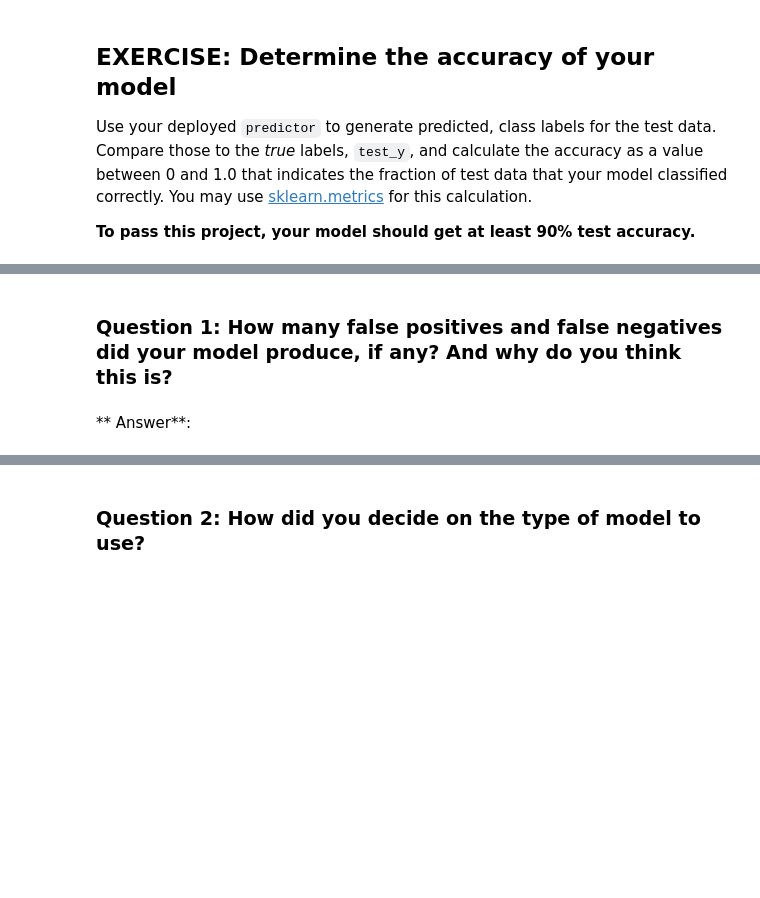
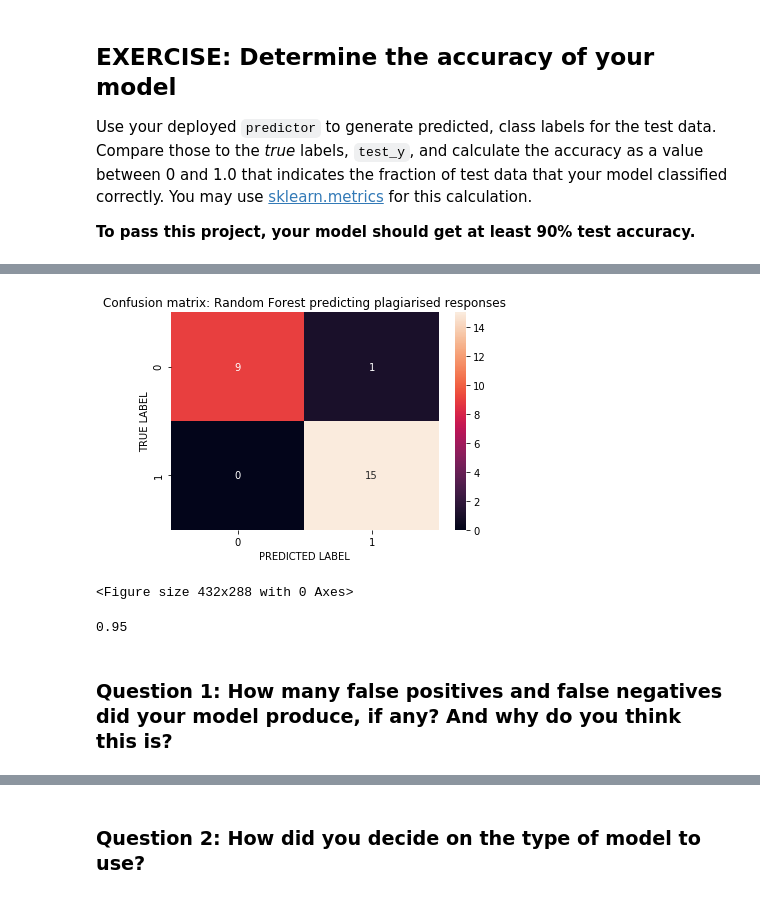
Before and after one commit to Ioana-P/Plagiarism-detection, a Jupyter notebook: 3_Training_a_Model.ipynb, the cells around one changed output, grey strips where cells are left out. Drawn from its saved outputs; the diff is of its cells as text; code cells hidden in the pictures; blank space fills up the shorter version.

```diff
--- a/3_Training_a_Model.ipynb
+++ b/3_Training_a_Model.ipynb
@@ -46,12 +48,13 @@ Specify the `data_dir` where you've saved your `train.csv` file. Decide on a des
 You are expected to upload your entire directory. Later, the training script will only access the `train.csv` file.
 # %%
 # should be the name of directory you created to save your features data
-data_dir = None
+data_dir = 'plagiarism_data'
 
 # set prefix, a descriptive name for a directory
-prefix = None
+prefix = 'plagiarism_detector_project'
 
 # upload all data to S3
+s3_data = sagemaker_session.upload_data(path=data_dir, bucket=bucket, key_prefix=prefix)
 # %% [markdown]
 ### Test cell
 
@@ -159,0 +182,21 @@ Train your estimator on the training data stored in S3. This should create a tra
+# %%
+%%time
+# Train your estimator on S3 training data
+
+output_path = 's3://{}/{}'.format(bucket, prefix)
+
+estimator = SKLearn(entry_point='train.py',
+                    source_dir = 'source_sklearn', # dir with training script
+                    role=role,
+                    train_instance_count=1,
+                    framework_version="0.23-1",
+                    train_instance_type='ml.m4.xlarge',
+                    output_path = output_path,
+                    sagemaker_session = sagemaker_session,
+#                     hyperparameters = {
+#                                        'n_estimators':50,
+#                                        'min_samples_split':0.1
+#                                         }
+                   )
+
+estimator.fit({'train': s3_data})
@@ -170,9 +232,5 @@ Note: If you run into an instance error, it may be because you chose the wrong t
 # %%
 %%time
 
-# uncomment, if needed
-# from sagemaker.pytorch import PyTorchModel
-
-
 # deploy your model to create a predictor
-predictor = None
+predictor = estimator.deploy(initial_instance_count=1, instance_type='ml.m4.xlarge')
@@ -203,7 +266,7 @@ Use your deployed `predictor` to generate predicted, class labels for the test d
 **To pass this project, your model should get at least 90% test accuracy.**
 # %%
 # First: generate predicted, class labels
-test_y_preds = None
+test_y_preds = predictor.predict(test_x)
 
 
 """
@@ -227,4 +305,16 @@ print(test_y.values)
+# %%
+plt.title('Confusion matrix: Random Forest predicting plagiarised responses')
+sns.heatmap(confusion_matrix(test_y, test_y_preds), annot=True, fmt='.2g')
+plt.ylabel('TRUE LABEL')
+plt.xlabel('PREDICTED LABEL')
+plt.show()
+plt.savefig('final_conf_matrix.jpg');
+# %% [output]
+[figure, added]
+<Figure size 432x288 with 0 Axes>
+# %%
+roc_auc_score(test_y, test_y_preds).round(3)
+# %% [output]
+0.95
 # %% [markdown]
 ### Question 1: How many false positives and false negatives did your model produce, if any? And why do you think this is?
-# %% [markdown]
-** Answer**:
```
Also changed, not shown: parts of 15 cells of this notebook, 2 other files.
